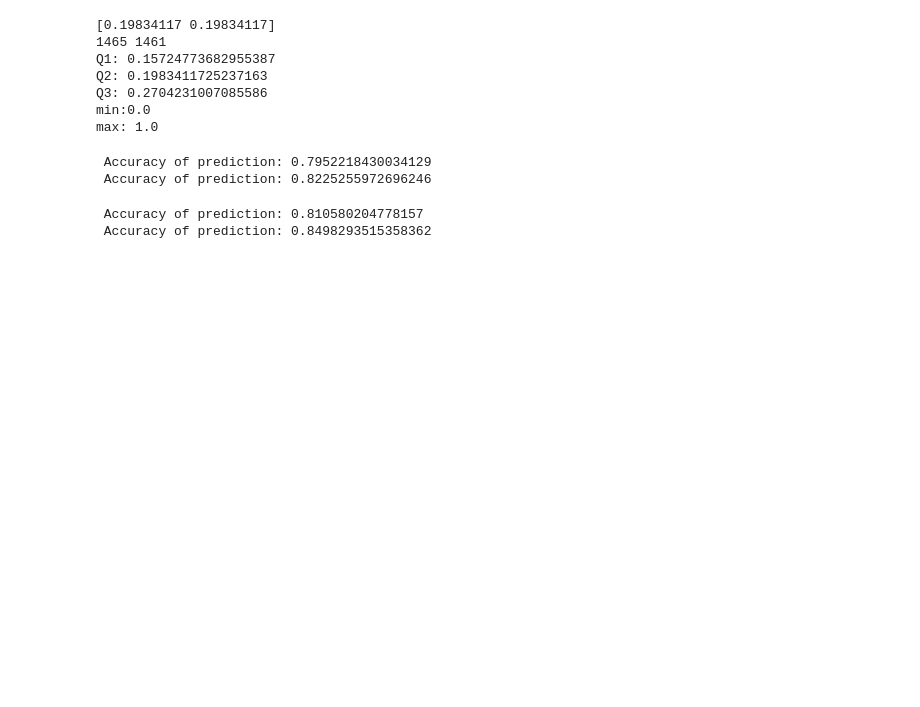
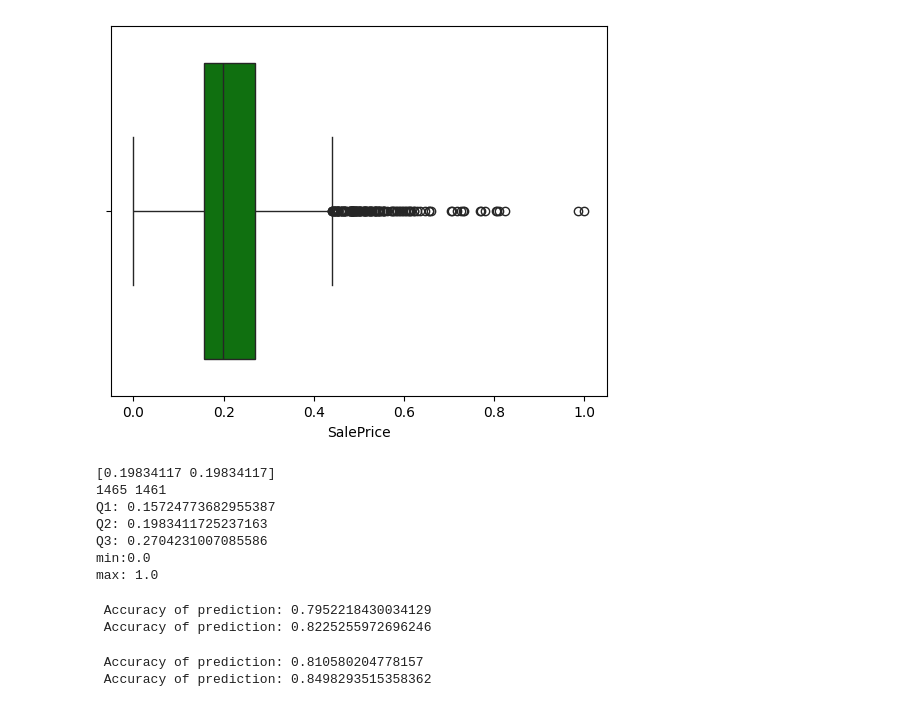
Before and after one commit to Adelin010/ML_Practice, a Jupyter notebook: lab2/philipp.ipynb, the cells around one changed output. Saved outputs shown, nothing was run; the diff lists cells and outputs as text; code cells hidden in the pictures; blank space fills up the shorter version.

```diff
--- a/lab2/philipp.ipynb
+++ b/lab2/philipp.ipynb
@@ -91,10 +91,14 @@ num_features = [col for col in num_features if col in localCopy.columns]
 ordinal_maps = {col: mapping for col,mapping in ordinal_maps.items() if col in localCopy.columns}
 # %%
 #FEATURE ENGINEERING: Scaling
-
+print(localCopy.shape)
 #Scalam doar features numerice
 scaler = MinMaxScaler()
 scaled_data = localCopy.copy(deep=True)
+scaled_data.drop('SalePrice',axis=1,inplace=True)
 scaled_data[num_features] = scaler.fit_transform(localCopy[num_features])
 
-localCopy = scaled_data
+columnCopy = pd.DataFrame(localCopy['SalePrice'])
+localCopy = scaled_data.copy(deep='True')
+localCopy.add(columnCopy)
+localCopy['SalePrice']  #!!!
@@ -104,11 +122,10 @@ indexOfTV = localCopy.columns.get_loc("SalePrice")
 X = localCopy.iloc[:,:indexOfTV]  #all rows and all columns except for the TV column
 Y = localCopy.iloc[:,indexOfTV]  #column of the Target Variable with all the rows (":")
 
-infos = {}
-infos['mean'] = np.mean(np.array(Y))
-infos['median'] = np.median(np.array(Y))
-infos['max'] = np.max(np.array(Y))
-infos['min'] = np.min(np.array(Y))
+
+sns.boxplot(x=Y, vert=False, color='green')
+plt.show()
+
 
 # compute the quartiles
 # step 1: copy/sort the data
@@ -116,38 +133,40 @@ Y_copy = Y.copy(deep=True).sort_values(ascending=True)
 length = len(Y_copy)
 # a ranges vector that defines the classes: e.g. for the class 1 we must look up to be between the
 # ranges[0] and ranges[1] => for each class 'i' the range is defined by (ranges[i-1], ranges[i])
-ranges = [infos['min'], -1, -1, -1, infos['max']]
+min = np.min(np.array(Y)); max = np.max(np.array(Y))
+ranges = [min, -1, -1, -1, max]
 
 # length is even then:
 # Q2 = mean(length/2, length/2-1)
 Q2 = np.mean(np.array(Y_copy.iloc[(length//2)-1:length//2+1]))
 print(np.array(Y_copy.iloc[(length//2)-1:length//2+1]))
 # split the Series and compute the Q1, Q3
 cond = Y_copy <= Q2
 half1, half2 = Y_copy[cond], Y_copy[~cond]
 print(len(half1), len(half2))
 Q1 = np.median(np.array(half1))
 Q3 = np.median(np.array(half2))
-print(f"Q1: {Q1}\nQ2: {Q2}\nQ3: {Q3}\nmin:{infos['min']}\nmax: {infos['max']}")
+print(f"Q1: {Q1}\nQ2: {Q2}\nQ3: {Q3}\nmin:{min}\nmax: {max}")
 ranges[1] = Q1
 ranges[2] = Q2
 ranges[3] = Q3
 
 # change the target varaible to a categorical format
 classes = ["cheap", "affordable", "expensive", "billionaire type of shit"]
 cat_y: list[str] = []
 for y in Y:
     if y <= ranges[1]:
         cat_y.append(classes[0])
     elif y <= ranges[2]:
         cat_y.append(classes[1])
     elif y <= ranges[3]:
         cat_y.append(classes[2])
     else:
         cat_y.append(classes[3])
 
 Y = pd.Series(cat_y)
 # %% [output]
+[figure, added]
 [0.19834117 0.19834117]
 1465 1461
 Q1: 0.15724773682955387
```
Also changed, not shown: parts of 3 cells of this notebook.
